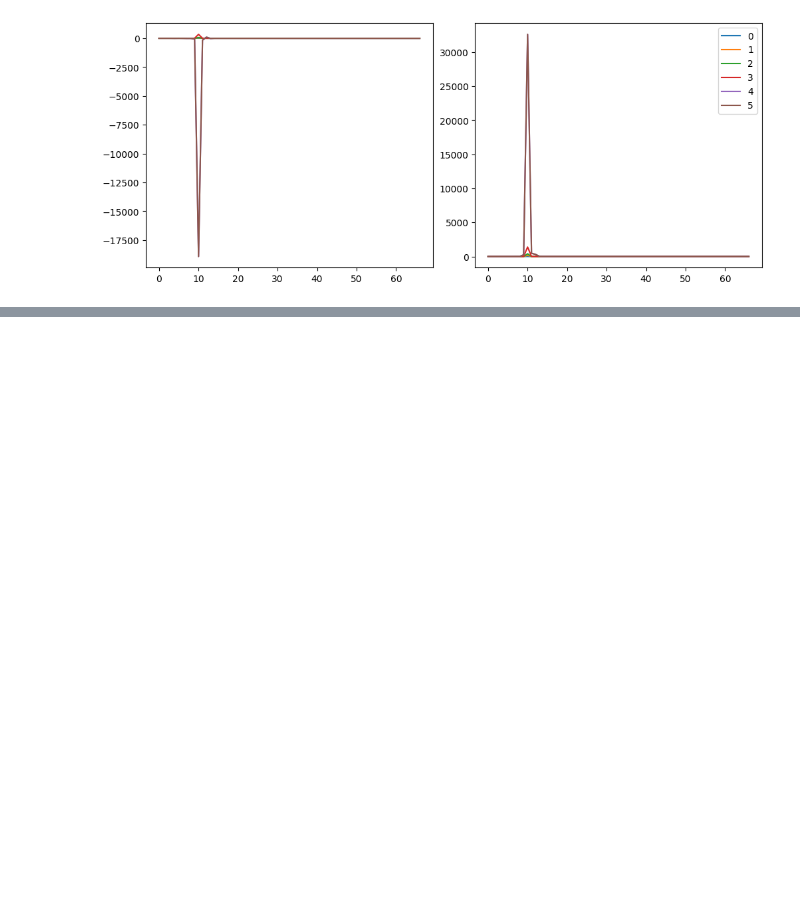
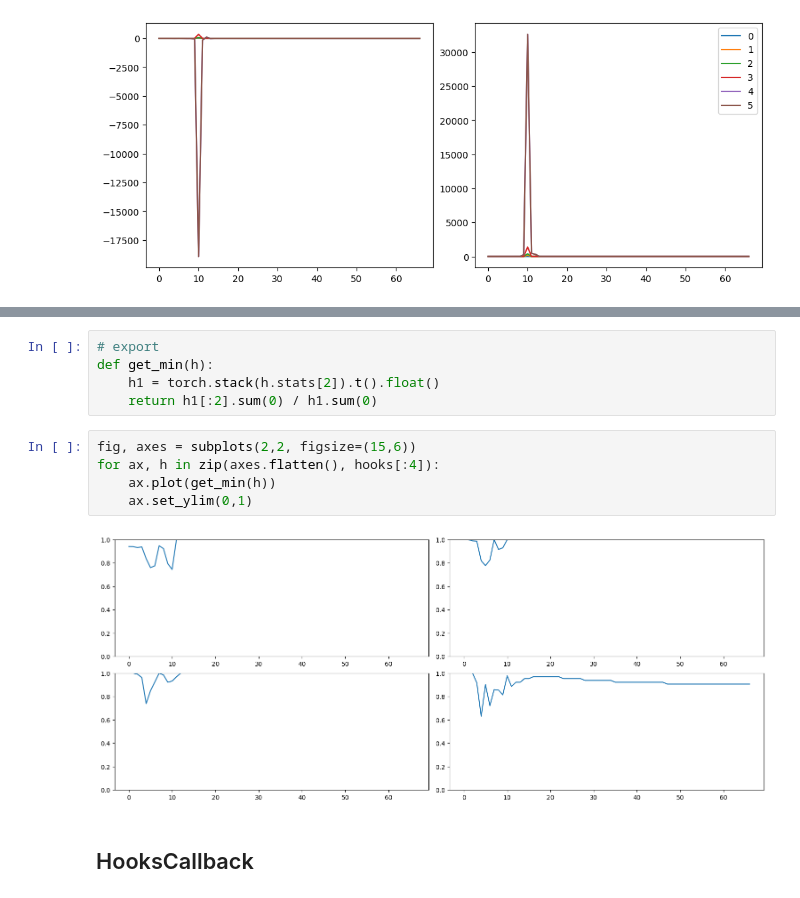
Before and after one commit to SadEnjoyer/diffusion, a Jupyter notebook: notebooks/activations.ipynb, the cells around one changed output, grey strips where cells are left out. Saved outputs shown, nothing was run; the diff lists cells and outputs as text; blank space fills up the shorter version.

```diff
--- a/notebooks/activations.ipynb
+++ b/notebooks/activations.ipynb
@@ -278,0 +341,14 @@ with Hooks(model, append_stats) as hooks:
+# %%
+# export
+def get_min(h):
+    h1 = torch.stack(h.stats[2]).t().float()
+    return h1[:2].sum(0) / h1.sum(0)
+# %%
+fig, axes = subplots(2,2, figsize=(15,6))
+for ax, h in zip(axes.flatten(), hooks[:4]):
+    ax.plot(get_min(h))
+    ax.set_ylim(0,1)
+# %% [output]
+[figure, added]
+# %% [markdown]
+## HooksCallback
```
Also changed, not shown: parts of 20 cells of this notebook, 32 other files.
